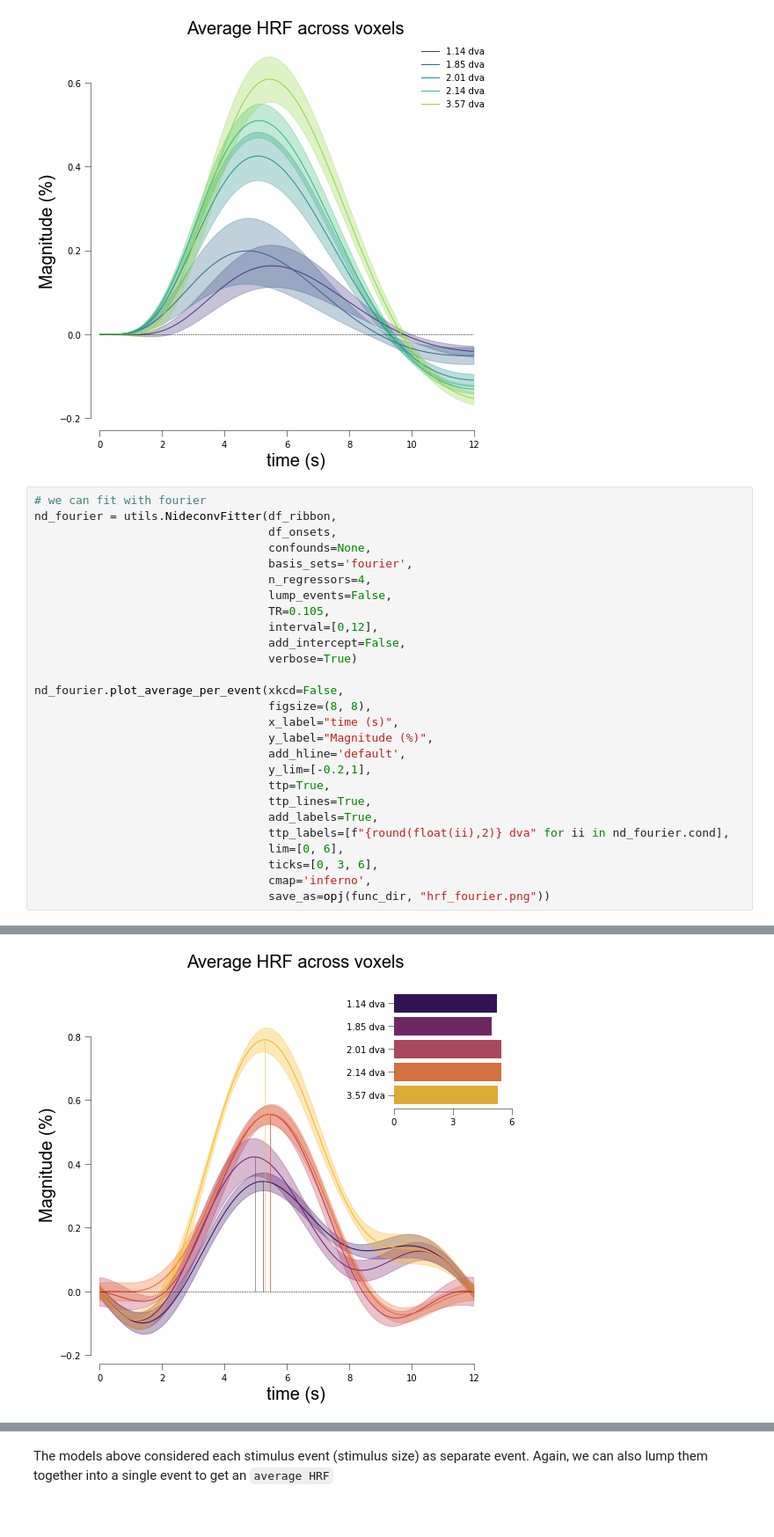
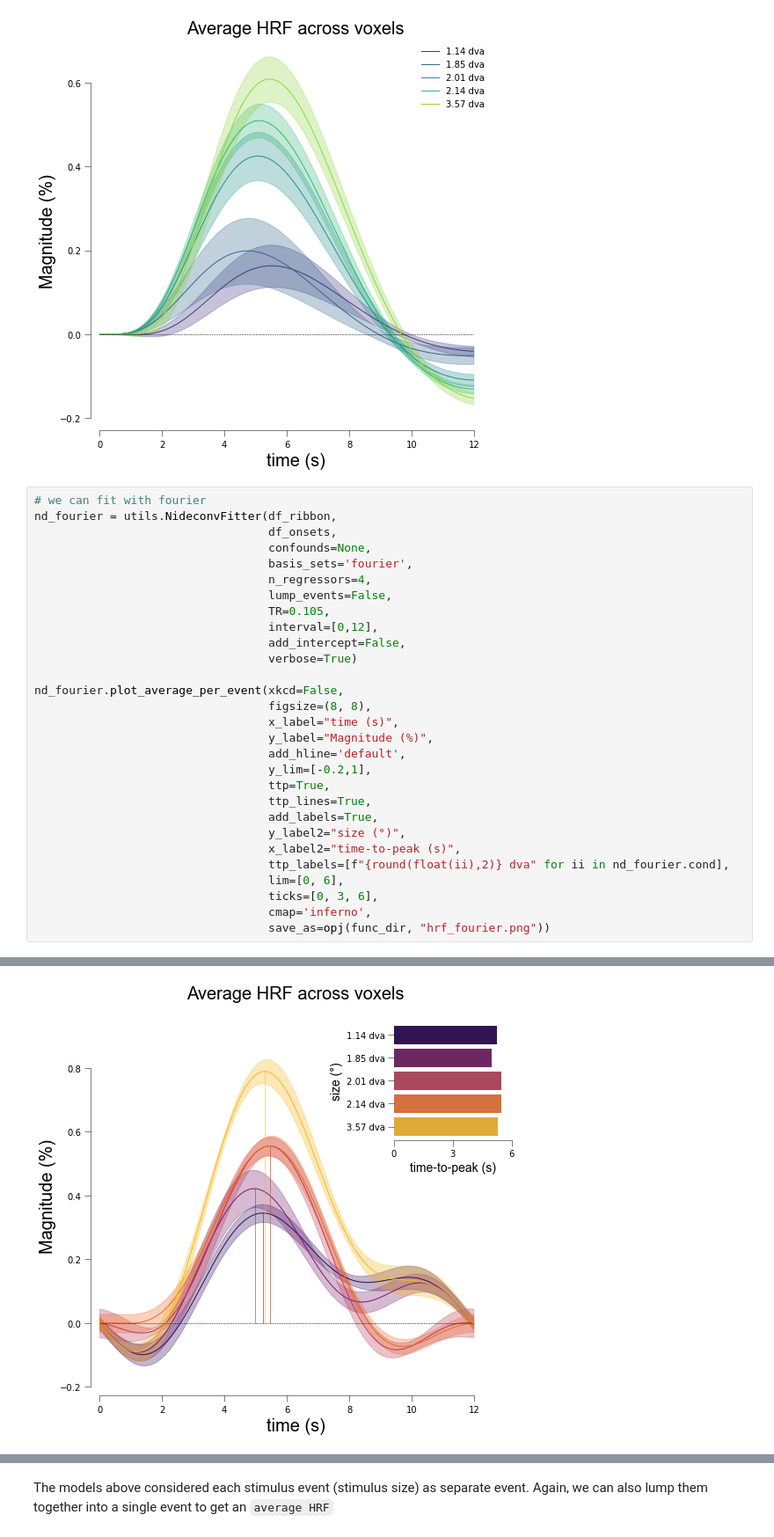
Before and after one commit to gjheij/linescanning, a Jupyter notebook: doc/source/examples/acompcor.ipynb, the cells around one changed output, grey strips where cells are left out. Shown at 88% size. Drawn from its saved outputs; the diff is of its cells as text.

```diff
--- a/doc/source/examples/acompcor.ipynb
+++ b/doc/source/examples/acompcor.ipynb
@@ -192,31 +192,33 @@ nd_fourier = utils.NideconvFitter(df_ribbon,
                                   lump_events=False,
                                   TR=0.105,
                                   interval=[0,12],
                                   add_intercept=False,
                                   verbose=True)
 
 nd_fourier.plot_average_per_event(xkcd=False,
                                   figsize=(8, 8),
                                   x_label="time (s)",
                                   y_label="Magnitude (%)",
                                   add_hline='default',
                                   y_lim=[-0.2,1],
                                   ttp=True,
                                   ttp_lines=True,
                                   add_labels=True,
+                                  y_label2="size (°)",
+                                  x_label2="time-to-peak (s)",
                                   ttp_labels=[f"{round(float(ii),2)} dva" for ii in nd_fourier.cond],
                                   lim=[0, 6],
                                   ticks=[0, 3, 6],
                                   cmap='inferno',
                                   save_as=opj(func_dir, "hrf_fourier.png"))
 # %% [output]
 Selected 'fourier'-basis sets
 Adding event '1.140879298089248' to model
 Adding event '1.853928859395028' to model
 Adding event '2.014613132977678' to model
 Adding event '2.13914868391734' to model
 Adding event '3.5652478065289' to model
 Fitting with 'ols' minimization
 Done
 ['1.14 dva', '1.85 dva', '2.01 dva', '2.14 dva', '3.57 dva']
-[figure, old version]
+[figure, new version]
```
Also changed, not shown: parts of 4 cells of this notebook.
